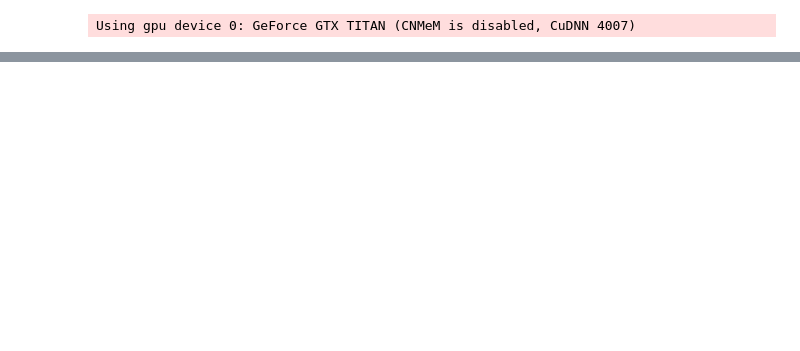
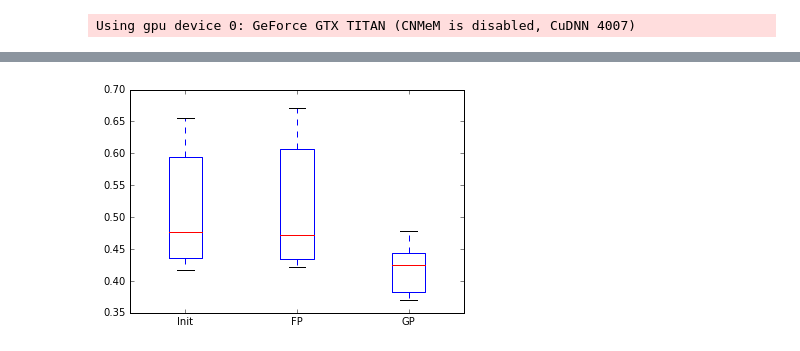
Before and after one commit to VCG/gp, a Jupyter notebook: ipy_test/LOAD_USER.ipynb, the cells around one changed output, grey strips where cells are left out. Saved outputs shown, nothing was run; the diff lists cells and outputs as text; code cells hidden in the pictures; blank space fills up the shorter version.

```diff
--- a/ipy_test/LOAD_USER.ipynb
+++ b/ipy_test/LOAD_USER.ipynb
@@ -187,0 +166,10 @@ array([[[ 1.,  1.,  1., ...,  1.,  1.,  1.],
+# %%
+gp_vi_per_slice_per_user = []
+gp_vi_per_slice = [0,0,0,0,0,0,0,0,0,0]
+for o in gp_outputs:
+    gp_vi_per_slice_per_user.append(VI(gold, o)[2])
+for u in gp_vi_per_slice_per_user:
+    for z,v in enumerate(u):
+        gp_vi_per_slice[z] += v
+for z in range(10):
+    gp_vi_per_slice[z] /= len(gp_outputs)
@@ -187,0 +189,11 @@ array([[[ 1.,  1.,  1., ...,  1.,  1.,  1.],
+# %%
+plt.subplots()
+objects = ['Init', 'FP', 'GP']
+data = [init_vi_per_slice, fp_vi_per_slice, gp_vi_per_slice]
+y_pos = range(1,len(objects)+1)
+
+bp = plt.boxplot(data)
+plt.xticks(y_pos, objects)
+plt.show()
+# %% [output]
+[figure, added]
```
Also changed, not shown: parts of 40 cells of this notebook, 3 other files.
